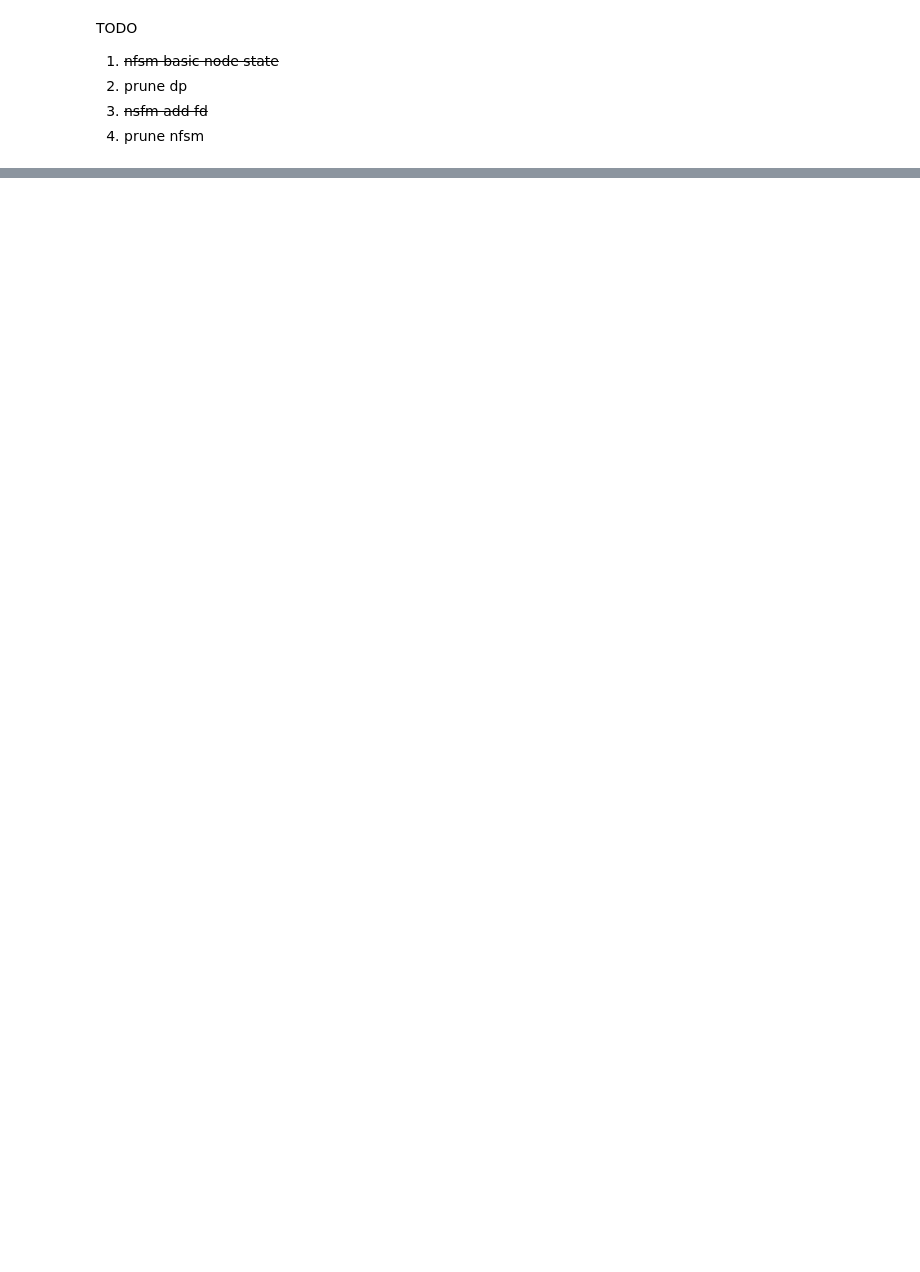
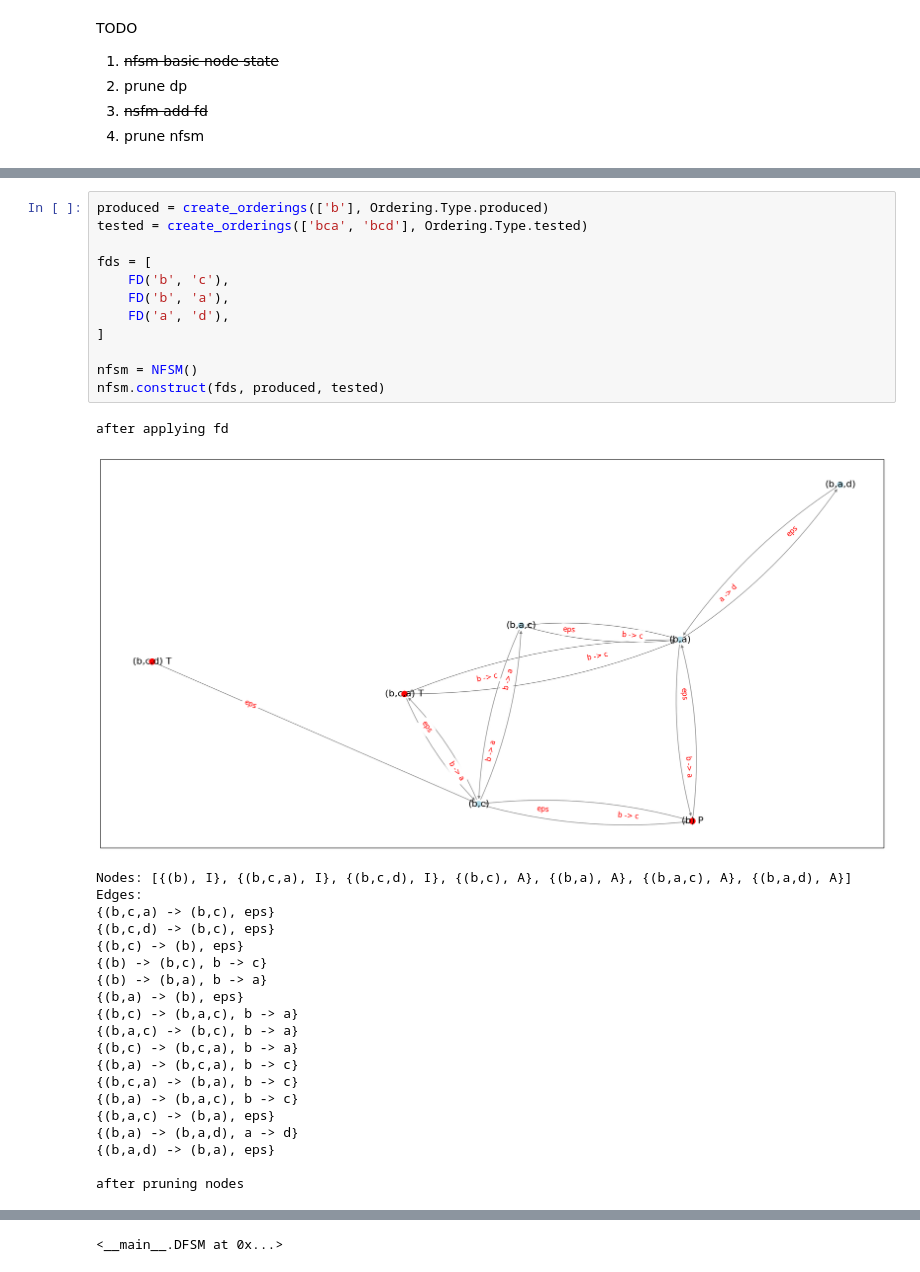
Before and after one commit to pavelvelikhov/DPHyp, a Jupyter notebook: OrderGroupFramework.ipynb, the cells around one changed output, grey strips where cells are left out. Drawn from its saved outputs; the diff is of its cells as text; blank space fills up the shorter version.

```diff
--- a/OrderGroupFramework.ipynb
+++ b/OrderGroupFramework.ipynb
@@ -371,0 +619,34 @@ Edges:
+# %%
+produced = create_orderings(['b'], Ordering.Type.produced)
+tested = create_orderings(['bca', 'bcd'], Ordering.Type.tested)
+
+fds = [
+    FD('b', 'c'),
+    FD('b', 'a'),
+    FD('a', 'd'),
+]
+
+nfsm = NFSM()
+nfsm.construct(fds, produced, tested)
+# %% [output]
+after applying fd
+[figure, added]
+Nodes: [{(b), I}, {(b,c,a), I}, {(b,c,d), I}, {(b,c), A}, {(b,a), A}, {(b,a,c), A}, {(b,a,d), A}]
+Edges:
+{(b,c,a) -> (b,c), eps}
+{(b,c,d) -> (b,c), eps}
+{(b,c) -> (b), eps}
+{(b) -> (b,c), b -> c}
+{(b) -> (b,a), b -> a}
+{(b,a) -> (b), eps}
+{(b,c) -> (b,a,c), b -> a}
+{(b,a,c) -> (b,c), b -> a}
+{(b,c) -> (b,c,a), b -> a}
+{(b,a) -> (b,c,a), b -> c}
+{(b,c,a) -> (b,a), b -> c}
+{(b,a) -> (b,a,c), b -> c}
+{(b,a,c) -> (b,a), eps}
+{(b,a) -> (b,a,d), a -> d}
+{(b,a,d) -> (b,a), eps}
+
+after pruning nodes
@@ -371,0 +683 @@ Edges:
+<__main__.DFSM at 0x...>
```
Also changed, not shown: parts of 7 cells of this notebook, 1 other file.
